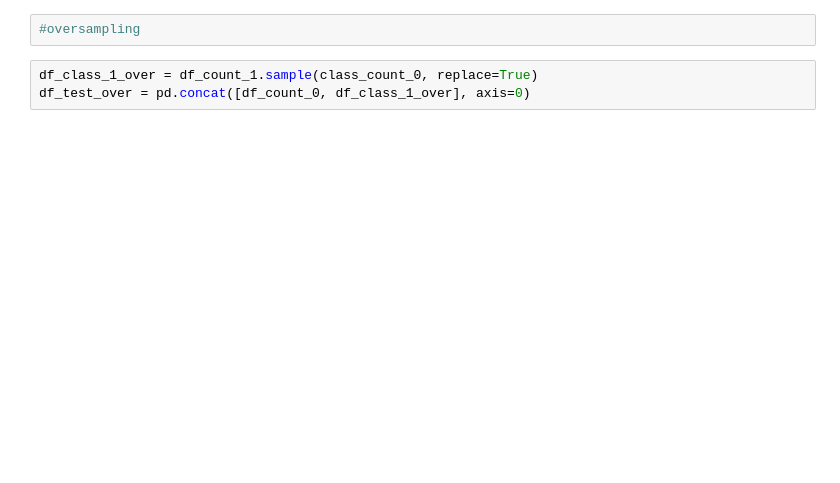
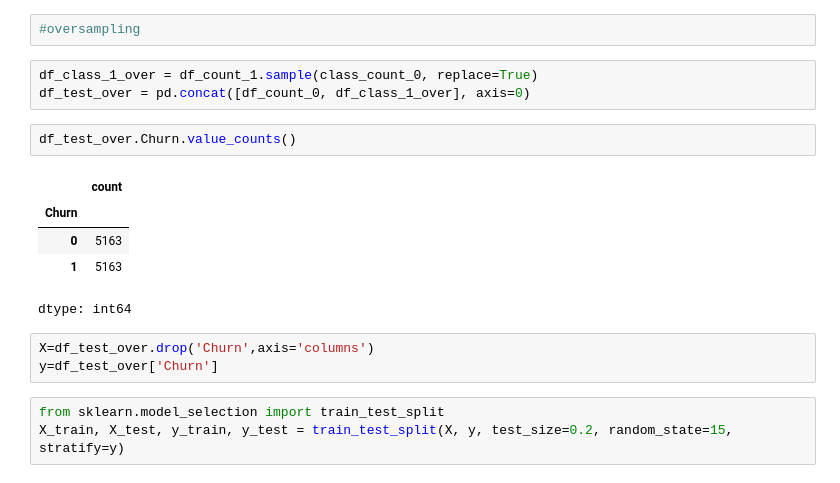
Before and after one commit to SutikshanUpman/Customer-churn-prediction, a Jupyter notebook: main.ipynb, the cells around one changed output. Saved outputs shown, nothing was run; the diff lists cells and outputs as text; blank space fills up the shorter version.

```diff
--- a/main.ipynb
+++ b/main.ipynb
@@ -497,3 +491,17 @@ weighted avg       0.75      0.75      0.75       748
 # %%
 df_class_1_over = df_count_1.sample(class_count_0, replace=True)
 df_test_over = pd.concat([df_count_0, df_class_1_over], axis=0)
+# %%
+df_test_over.Churn.value_counts()
+# %% [output]
+|  | count |
+| Churn |  |
+| 0 | 5163 |
+| 1 | 5163 |
+dtype: int64
+# %%
+X=df_test_over.drop('Churn',axis='columns')
+y=df_test_over['Churn']
+# %%
+from sklearn.model_selection import train_test_split
+X_train, X_test, y_train, y_test = train_test_split(X, y, test_size=0.2, random_state=15, stratify=y)
```
Also changed, not shown: parts of 33 cells of this notebook.
